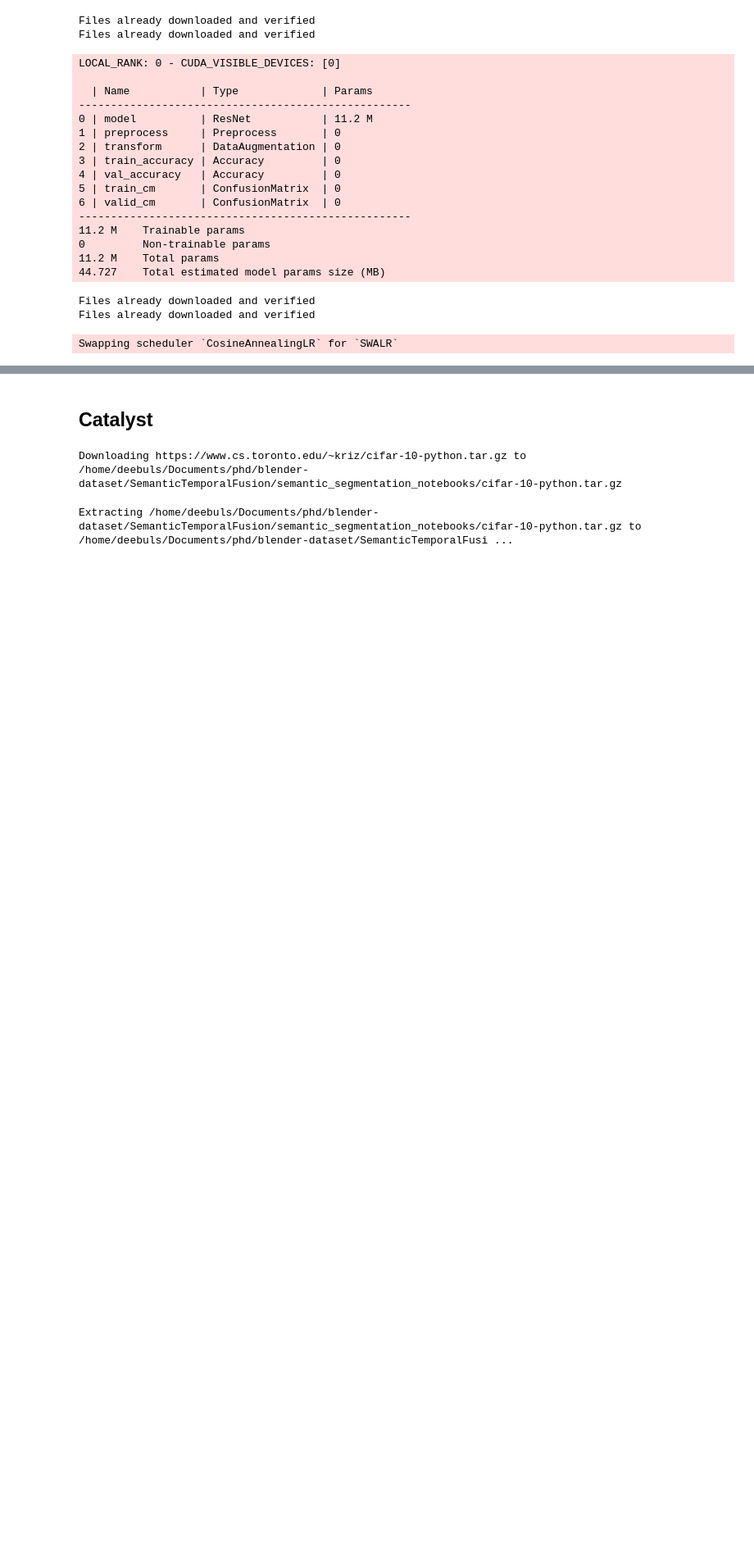
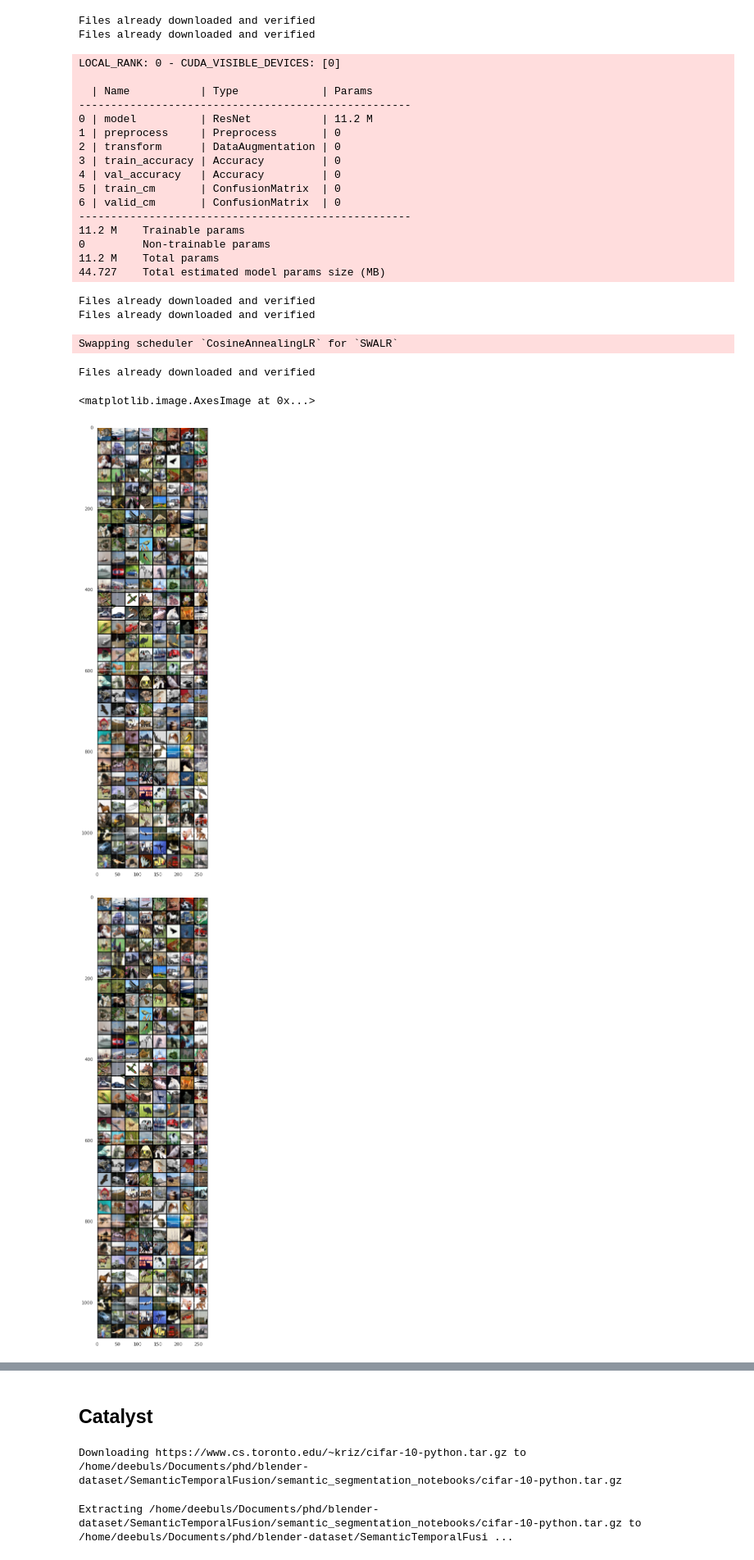
Before and after one commit to DependableSoftware2-0/SemanticTemporalFusion, a Jupyter notebook: semantic_segmentation_notebooks/TTAClassification.ipynb, the cells around one changed output, grey strips where cells are left out. Shown at 82% size. Saved outputs shown, nothing was run; the diff lists cells and outputs as text; code cells hidden in the pictures; blank space fills up the shorter version.

```diff
--- a/semantic_segmentation_notebooks/TTAClassification.ipynb
+++ b/semantic_segmentation_notebooks/TTAClassification.ipynb
@@ -35,9 +59,9 @@ class DataAugmentation(nn.Module):
         self._apply_color_jitter = apply_color_jitter
 
         self.transforms = nn.Sequential(
-            RandomHorizontalFlip(p=0.75),
-            RandomChannelShuffle(p=0.75),
-            RandomThinPlateSpline(p=0.75),
+            RandomHorizontalFlip(p=0.50),
+            RandomChannelShuffle(p=0.50),
+            RandomThinPlateSpline(p=0.50),
         )
 
         self.jitter = ColorJitter(0.5, 0.5, 0.5, 0.5)
@@ -150,12 +176,12 @@ class CoolSystem(LightningModule):
 
     def train_dataloader(self):
         dataset = CIFAR10(os.getcwd(), train=True, download=True, transform=self.preprocess)
-        loader = DataLoader(dataset, batch_size=256, shuffle=True, num_workers=int(16/2))
+        loader = DataLoader(dataset, batch_size=2, shuffle=True, num_workers=int(16/2))
         return loader
 
     def val_dataloader(self):
         dataset = CIFAR10(os.getcwd(), train=False, download=True, transform=self.preprocess)
-        loader = DataLoader(dataset, batch_size=256, shuffle=False, num_workers=int(16/2))
+        loader = DataLoader(dataset, batch_size=2, shuffle=False, num_workers=int(16/2))
         return loader
 # %%
 # init model
@@ -220,3 +246,36 @@ LOCAL_RANK: 0 - CUDA_VISIBLE_DEVICES: [0]
 Files already downloaded and verified
 Files already downloaded and verified
 Swapping scheduler `CosineAnnealingLR` for `SWALR`
+# %%
+class ImageFlipAugment(nn.Module):
+    """Module to perform data augmentation using Kornia on torch tensors."""
+
+    def __init__(self) -> None:
+        super().__init__()
+
+        self.transforms = nn.Sequential(
+            RandomHorizontalFlip(p=0.99),
+        )
+    @torch.no_grad()  # disable gradients for effiency
+    def forward(self, x: Tensor) -> Tensor:
+        return self.transforms(x)  # BxCxHxW
+# %%
+flip = ImageFlipAugment()
+# %%
+win_size=(20, 20)
+def _to_vis(data):
+    return tensor_to_image(torchvision.utils.make_grid(data, nrow=8))
+
+# get a batch from the training set: try with `val_datlaoader` :)
+imgs, labels = next(iter(model.val_dataloader()))
+imgs_aug = flip(imgs)  # apply transforms
+# use matplotlib to visualize
+plt.figure(figsize=win_size)
+plt.imshow(_to_vis(imgs))
+plt.figure(figsize=win_size)
+plt.imshow(_to_vis(imgs_aug))
+# %% [output]
+Files already downloaded and verified
+<matplotlib.image.AxesImage at 0x...>
+[figure, added]
+[figure, added]
```
Also changed, not shown: parts of 19 cells of this notebook, 12 other files.
